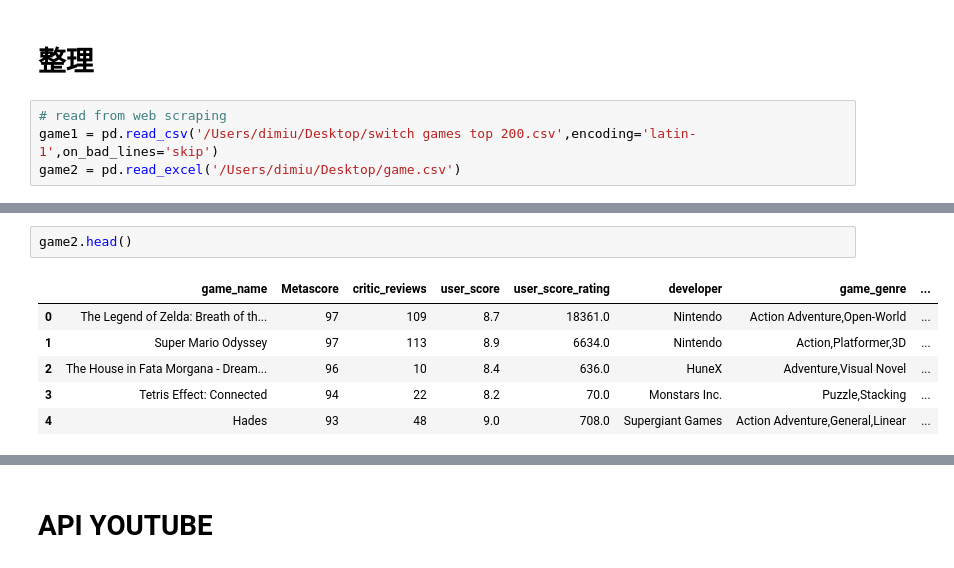
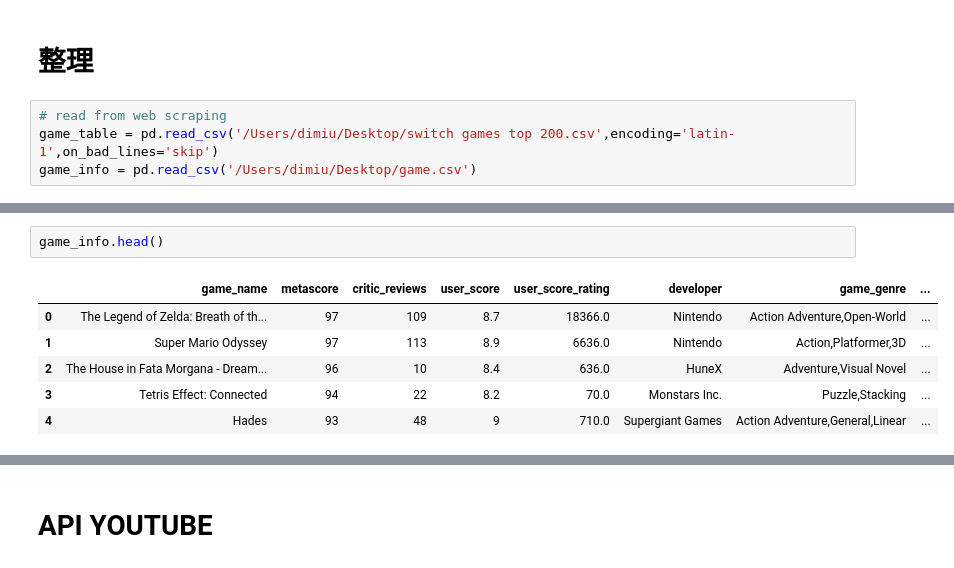
Before and after one commit to dmiao123/DE-Individual-, a Jupyter notebook: Python Work/DE Individual .ipynb, the cells around one changed output, grey strips where cells are left out. Saved outputs shown, nothing was run; the diff lists cells and outputs as text.

```diff
--- a/Python Work/DE Individual .ipynb
+++ b/Python Work/DE Individual .ipynb
@@ -281,7 +324,7 @@ Page: 1
 # 整理
 # %%
 # read from web scraping
-game1 = pd.read_csv('/Users/dimiu/Desktop/switch games top 200.csv',encoding='latin-1',on_bad_lines='skip')
-game2 = pd.read_excel('/Users/dimiu/Desktop/game.csv')
+game_table = pd.read_csv('/Users/dimiu/Desktop/switch games top 200.csv',encoding='latin-1',on_bad_lines='skip')
+game_info = pd.read_csv('/Users/dimiu/Desktop/game.csv')
 # %%
 #drpop na
@@ -297,13 +340,13 @@ game1.head()
 | 23 | 4 | Tetris Effect: Connected | https://www.metacritic.com/game/s... | 94 | 8-Oct-21 |
 | 24 | 5 | Hades | https://www.metacritic.com/game/s... | 93 | 17-Sep-20 |
 # %%
-game2.head()
+game_info.head()
 # %% [output]
-|  | game_name | Metascore | critic_reviews | user_score | user_score_rating | developer | game_genre | ... |
-| 0 | The Legend of Zelda: Breath of th... | 97 | 109 | 8.7 | 18361.0 | Nintendo | Action Adventure,Open-World | ... |
-| 1 | Super Mario Odyssey | 97 | 113 | 8.9 | 6634.0 | Nintendo | Action,Platformer,3D | ... |
+|  | game_name | metascore | critic_reviews | user_score | user_score_rating | developer | game_genre | ... |
+| 0 | The Legend of Zelda: Breath of th... | 97 | 109 | 8.7 | 18366.0 | Nintendo | Action Adventure,Open-World | ... |
+| 1 | Super Mario Odyssey | 97 | 113 | 8.9 | 6636.0 | Nintendo | Action,Platformer,3D | ... |
 | 2 | The House in Fata Morgana - Dream... | 96 | 10 | 8.4 | 636.0 | HuneX | Adventure,Visual Novel | ... |
 | 3 | Tetris Effect: Connected | 94 | 22 | 8.2 | 70.0 | Monstars Inc. | Puzzle,Stacking | ... |
-| 4 | Hades | 93 | 48 | 9.0 | 708.0 | Supergiant Games | Action Adventure,General,Linear | ... |
+| 4 | Hades | 93 | 48 | 9 | 710.0 | Supergiant Games | Action Adventure,General,Linear | ... |
 # %%
 #merage data
```
Also changed, not shown: parts of 82 cells of this notebook.
